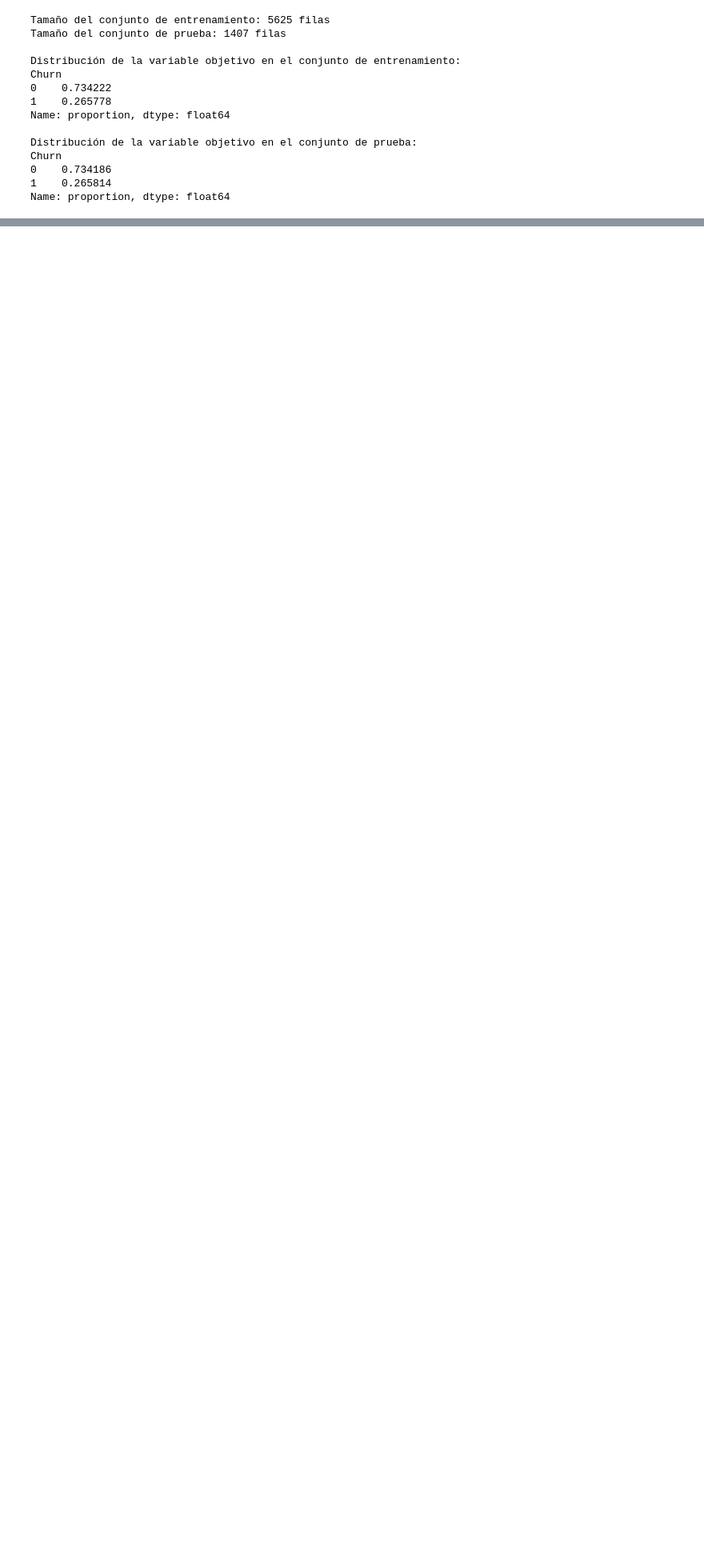
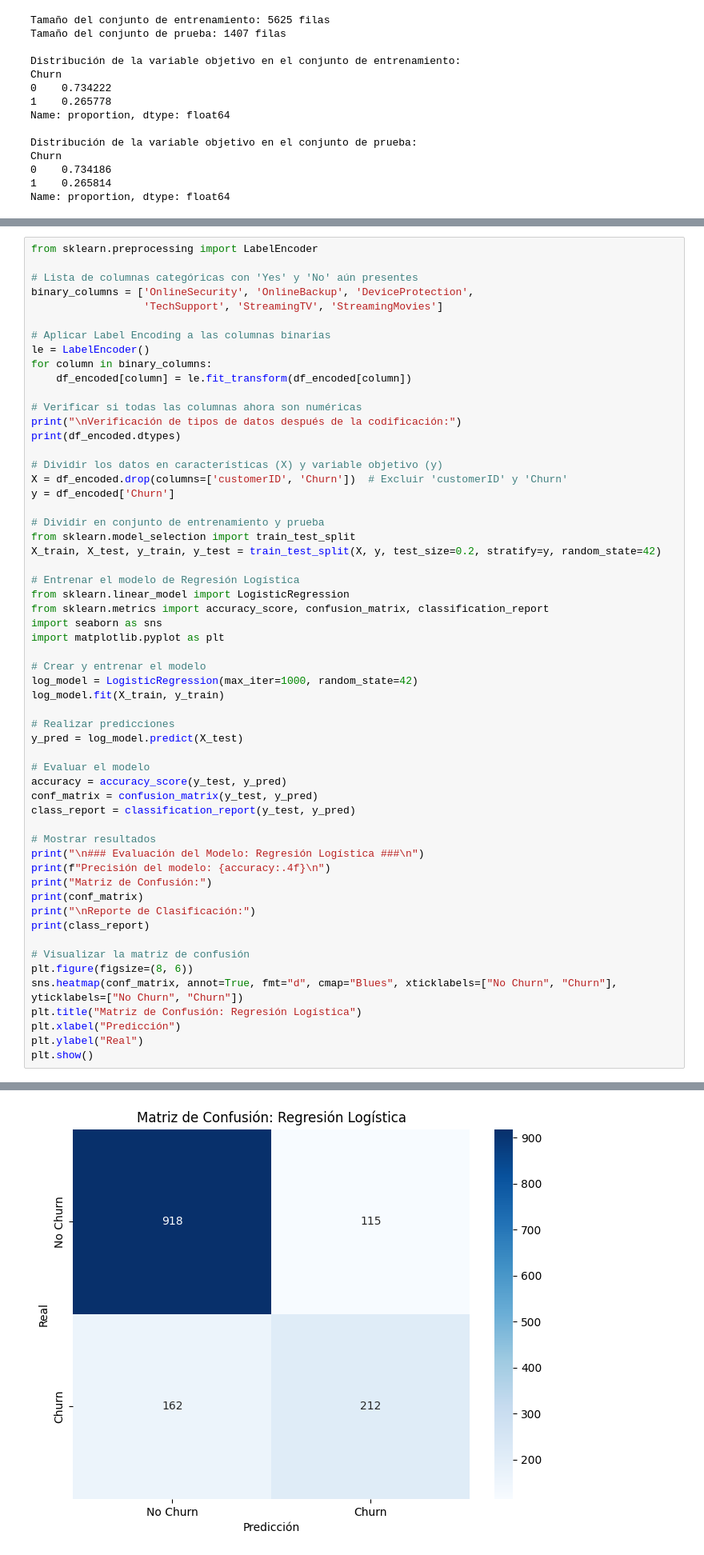
Before and after one commit to soyjosep/proyecto_prediccion_de_clientes, a Jupyter notebook: churn_prediction.ipynb, the cells around one changed output, grey strips where cells are left out. Shown: that part at 80% size. Drawn from its saved outputs; the diff is of its cells as text; blank space fills up the shorter version.

Commit message:
Construcción del Modelo Predictivo: Regresión Logística

```diff
--- a/churn_prediction.ipynb
+++ b/churn_prediction.ipynb
@@ -402,0 +424,58 @@ Name: proportion, dtype: float64
+# %%
+from sklearn.preprocessing import LabelEncoder
+
+# Lista de columnas categóricas con 'Yes' y 'No' aún presentes
+binary_columns = ['OnlineSecurity', 'OnlineBackup', 'DeviceProtection',
+                  'TechSupport', 'StreamingTV', 'StreamingMovies']
+
+# Aplicar Label Encoding a las columnas binarias
+le = LabelEncoder()
+for column in binary_columns:
+    df_encoded[column] = le.fit_transform(df_encoded[column])
+
+# Verificar si todas las columnas ahora son numéricas
+print("\nVerificación de tipos de datos después de la codificación:")
+print(df_encoded.dtypes)
+
+# Dividir los datos en características (X) y variable objetivo (y)
+X = df_encoded.drop(columns=['customerID', 'Churn'])  # Excluir 'customerID' y 'Churn'
+y = df_encoded['Churn']
+
+# Dividir en conjunto de entrenamiento y prueba
+from sklearn.model_selection import train_test_split
+X_train, X_test, y_train, y_test = train_test_split(X, y, test_size=0.2, stratify=y, random_state=42)
+
+# Entrenar el modelo de Regresión Logística
+from sklearn.linear_model import LogisticRegression
+from sklearn.metrics import accuracy_score, confusion_matrix, classification_report
+import seaborn as sns
+import matplotlib.pyplot as plt
+
+# Crear y entrenar el modelo
+log_model = LogisticRegression(max_iter=1000, random_state=42)
+log_model.fit(X_train, y_train)
+
+# Realizar predicciones
+y_pred = log_model.predict(X_test)
+
+# Evaluar el modelo
+accuracy = accuracy_score(y_test, y_pred)
+conf_matrix = confusion_matrix(y_test, y_pred)
+class_report = classification_report(y_test, y_pred)
+
+# Mostrar resultados
+print("\n### Evaluación del Modelo: Regresión Logística ###\n")
+print(f"Precisión del modelo: {accuracy:.4f}\n")
+print("Matriz de Confusión:")
+print(conf_matrix)
+print("\nReporte de Clasificación:")
+print(class_report)
+
+# Visualizar la matriz de confusión
+plt.figure(figsize=(8, 6))
+sns.heatmap(conf_matrix, annot=True, fmt="d", cmap="Blues", xticklabels=["No Churn", "Churn"], yticklabels=["No Churn", "Churn"])
+plt.title("Matriz de Confusión: Regresión Logística")
+plt.xlabel("Predicción")
+plt.ylabel("Real")
+plt.show()
+# %% [output]
@@ -402,0 +499 @@ Name: proportion, dtype: float64
+[figure, added]
```
Also changed, not shown: parts of 3 cells of this notebook.
